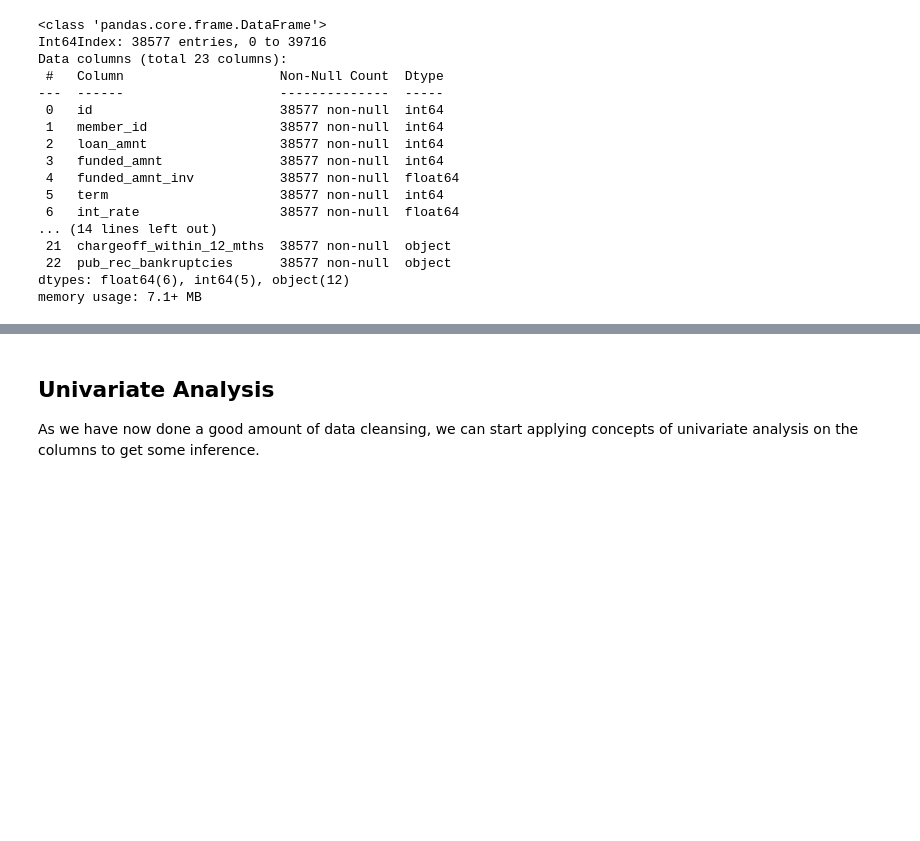
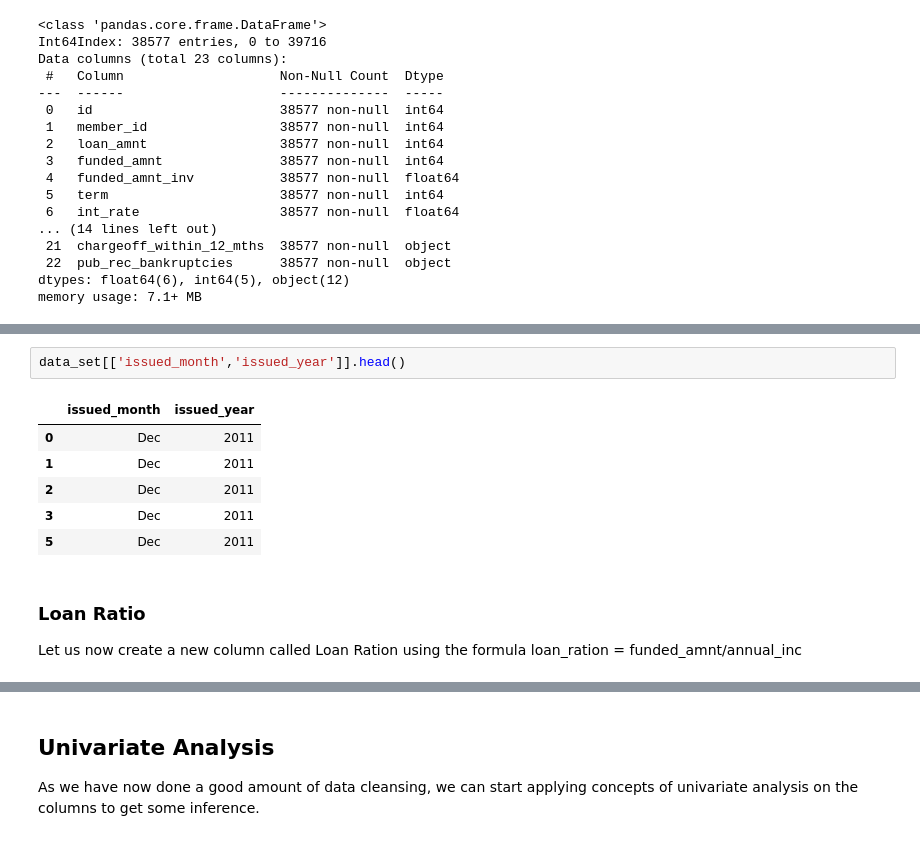
Before and after one commit to sreejith-rajashekaran/LendingClubCaseStudy, a Jupyter notebook: LendingClubCaseStudyFinal.ipynb, the cells around one changed output, grey strips where cells are left out. Cells and saved outputs as stored; diff of their text form; blank space fills up the shorter version.

```diff
--- a/LendingClubCaseStudyFinal.ipynb
+++ b/LendingClubCaseStudyFinal.ipynb
@@ -431,0 +463,13 @@ memory usage: 7.1+ MB
+# %%
+data_set[['issued_month','issued_year']].head()
+# %% [output]
+|  | issued_month | issued_year |
+| 0 | Dec | 2011 |
+| 1 | Dec | 2011 |
+| 2 | Dec | 2011 |
+| 3 | Dec | 2011 |
+| 5 | Dec | 2011 |
+# %% [markdown]
+### Loan Ratio
+
+Let us now create a new column called Loan Ration using the formula loan_ration = funded_amnt/annual_inc
```
Also changed, not shown: parts of 11 cells of this notebook, 2 other files.
